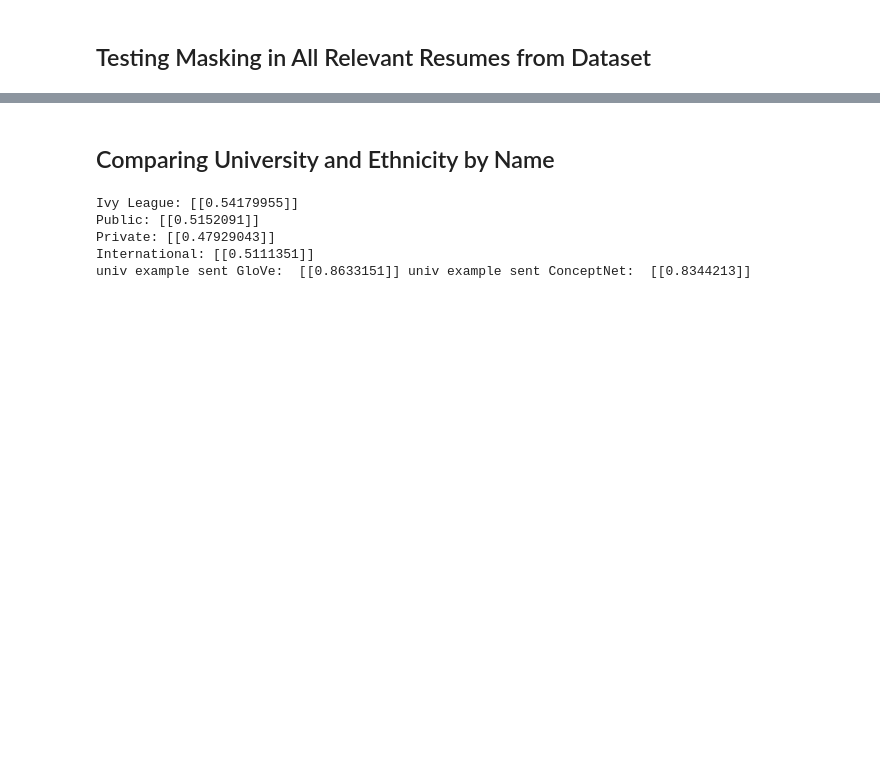
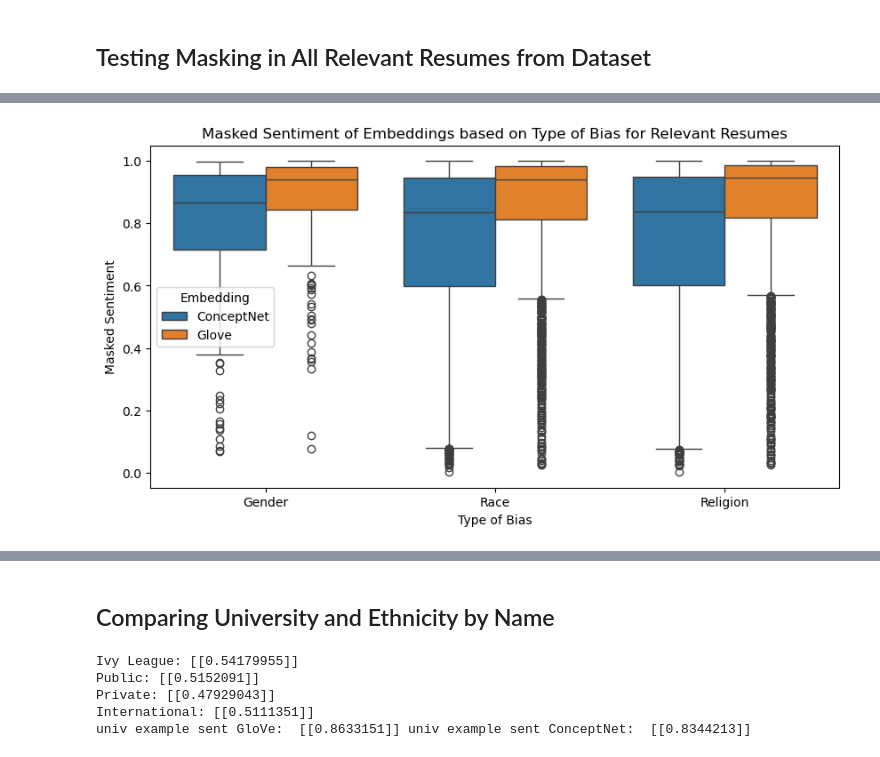
Before and after one commit to lattiric/ML_NN_Final_Proj, a Jupyter notebook: lab_final.ipynb, the cells around one changed output, grey strips where cells are left out. Saved outputs shown, nothing was run; the diff lists cells and outputs as text; code cells hidden in the pictures; blank space fills up the shorter version.

```diff
--- a/lab_final.ipynb
+++ b/lab_final.ipynb
@@ -907,7 +925,10 @@ plt.show()
 # %%
 plt.figure(figsize = (10, 5))
 sns.boxplot(df, x="Type of Bias", y="Masked Sentiment", hue="Embedding")
+plt.title("Masked Sentiment of Embeddings based on Type of Bias for Relevant Resumes")
 plt.show()
+# %% [output]
+[figure, added]
 # %%
 plt.figure(figsize = (10, 5))
 sns.boxplot(df, x="Embedding", y="Unmasked Sentiment")
```
Also changed, not shown: parts of 18 cells of this notebook.
